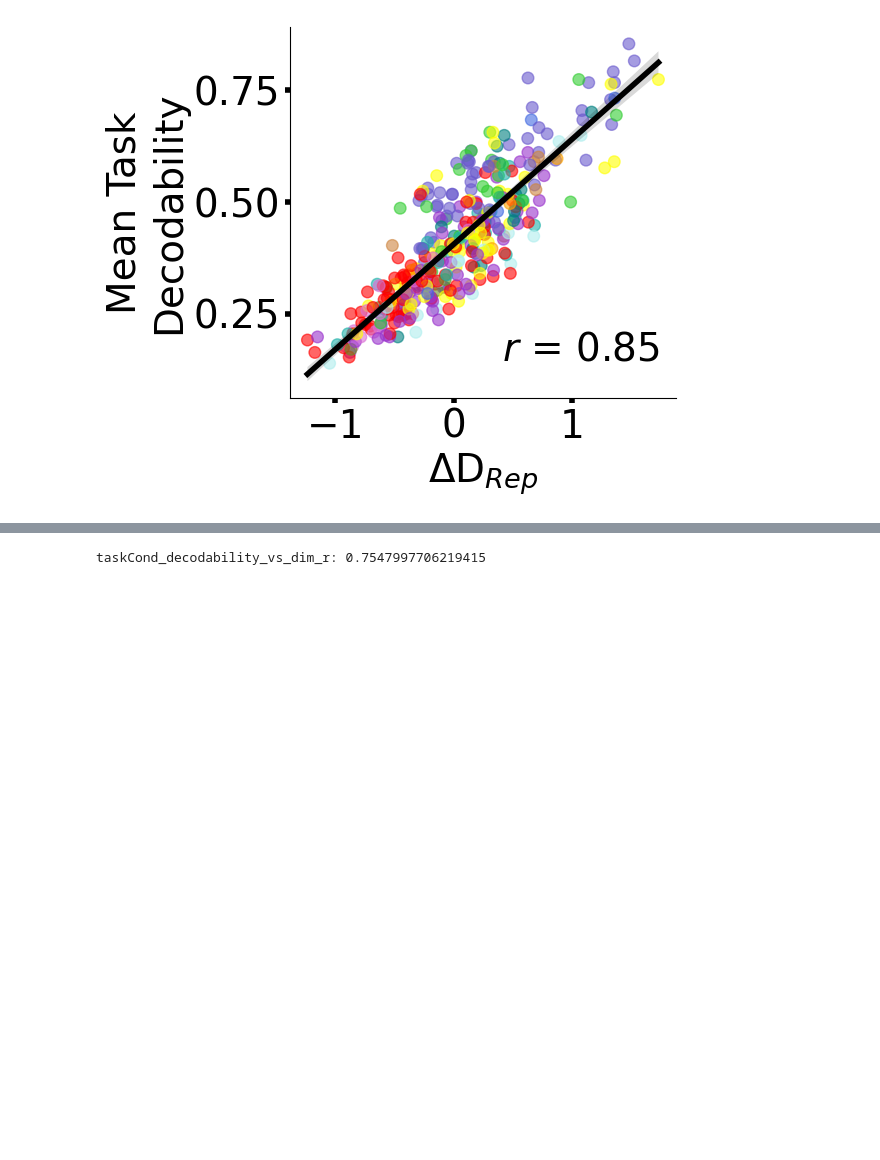
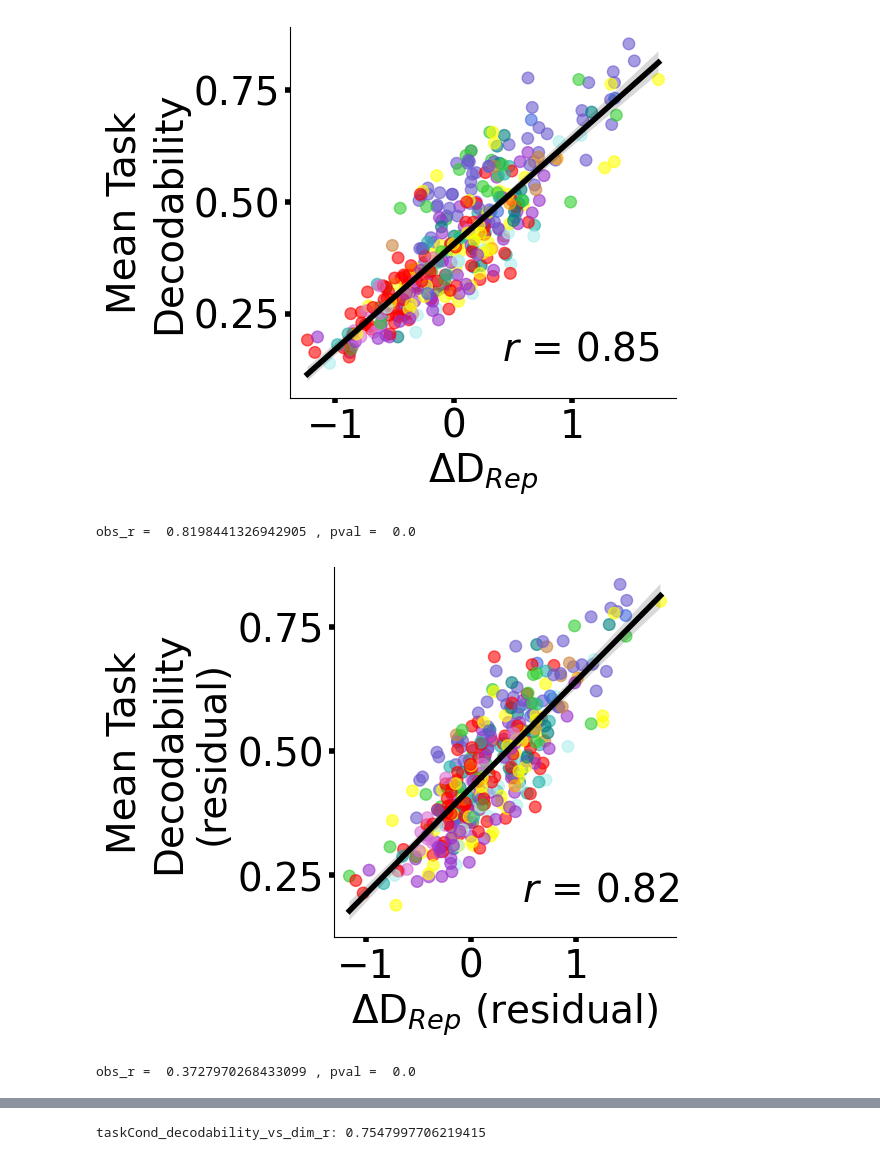
Before and after one commit to LakshmanChakravarthy/multitask_generalization, a Jupyter notebook: notebooks/RSM_Decoding.ipynb, the cells around one changed output, grey strips where cells are left out. Saved outputs shown, nothing was run; the diff lists cells and outputs as text; code cells hidden in the pictures; blank space fills up the shorter version.

```diff
--- a/notebooks/RSM_Decoding.ipynb
+++ b/notebooks/RSM_Decoding.ipynb
@@ -378,3 +381,53 @@ plot_utils.customScatterPlot(X,Y,RAaxis,xlabel,ylabel,outname,legLoc='BR',ymin=N
 plt.show()
 # %% [output]
 [figure]
+# %%
+task_condition_SNR = utils.get_task_condition_SNR()
+# %%
+# Regressing taskcondSNR out of both dimdiff and decodability
+
+_,meansub_dim_diff_resid = utils.get_residual(task_condition_SNR.reshape(-1,1),meansub_dim_diff.reshape(-1,1))
+_,meansub_decodability_resid = utils.get_residual(task_condition_SNR.reshape(-1,1),gramdmean_tasksplit_decodability.reshape(-1,1))
+
+
+# Correlating residuals
+x = np.squeeze(meansub_dim_diff_resid)
+y = np.squeeze(meansub_decodability_resid)
+
+obs_r, pval = utils.get_brainsmash_correlation(x,y,n_perm=1000)
+print('obs_r = ',obs_r, ', pval = ',pval)
+# %% [output]
+obs_r =  0.8198441326942905 , pval =  0.0
+# %%
+# Compression/Expansion vs. FC task decodability (plotting residuals)
+
+X = np.squeeze(meansub_dim_diff_resid)
+Y = np.squeeze(meansub_decodability_resid)
+RAaxis = 'full'
+xlabel = r'ΔD$_{Rep}$ (residual)'
+ylabel = 'Mean Task\nDecodability\n(residual)'
+outname = figoutdir + 'meansub_dimdiff_vs_taskdecodability_taskcondSNRremoved.pdf'
+
+
+plot_utils.customScatterPlot(X,Y,RAaxis,xlabel,ylabel,outname,legLoc='BR',ymin=None,ymax=None,xmin=None,xmax=None,
+                            invert_xaxis=False,deg=1,xtickbins=3,ytickbins=3,
+                            plotwidth=6,showstat=True)
+
+plt.show()
+# %% [output]
+[figure, added]
+# %%
+# [Crazy thought, but reviewer asked]: Regressing decodability out of both dimdiff and conndim
+
+_,meansub_dim_diff_resid = utils.get_residual(gramdmean_tasksplit_decodability.reshape(-1,1),meansub_dim_diff.reshape(-1,1))
+_,meansub_conn_dim_resid = utils.get_residual(gramdmean_tasksplit_decodability.reshape(-1,1),meansub_conn_dim.reshape(-1,1))
+
+
+# Correlating residuals
+x = np.squeeze(meansub_dim_diff_resid)
+y = np.squeeze(meansub_conn_dim_resid)
+
+obs_r, pval = utils.get_brainsmash_correlation(x,y,n_perm=1000)
+print('obs_r = ',obs_r, ', pval = ',pval)
+# %% [output]
+obs_r =  0.3727970268433099 , pval =  0.0
```
Also changed, not shown: parts of 2 cells of this notebook, 3 other files.
